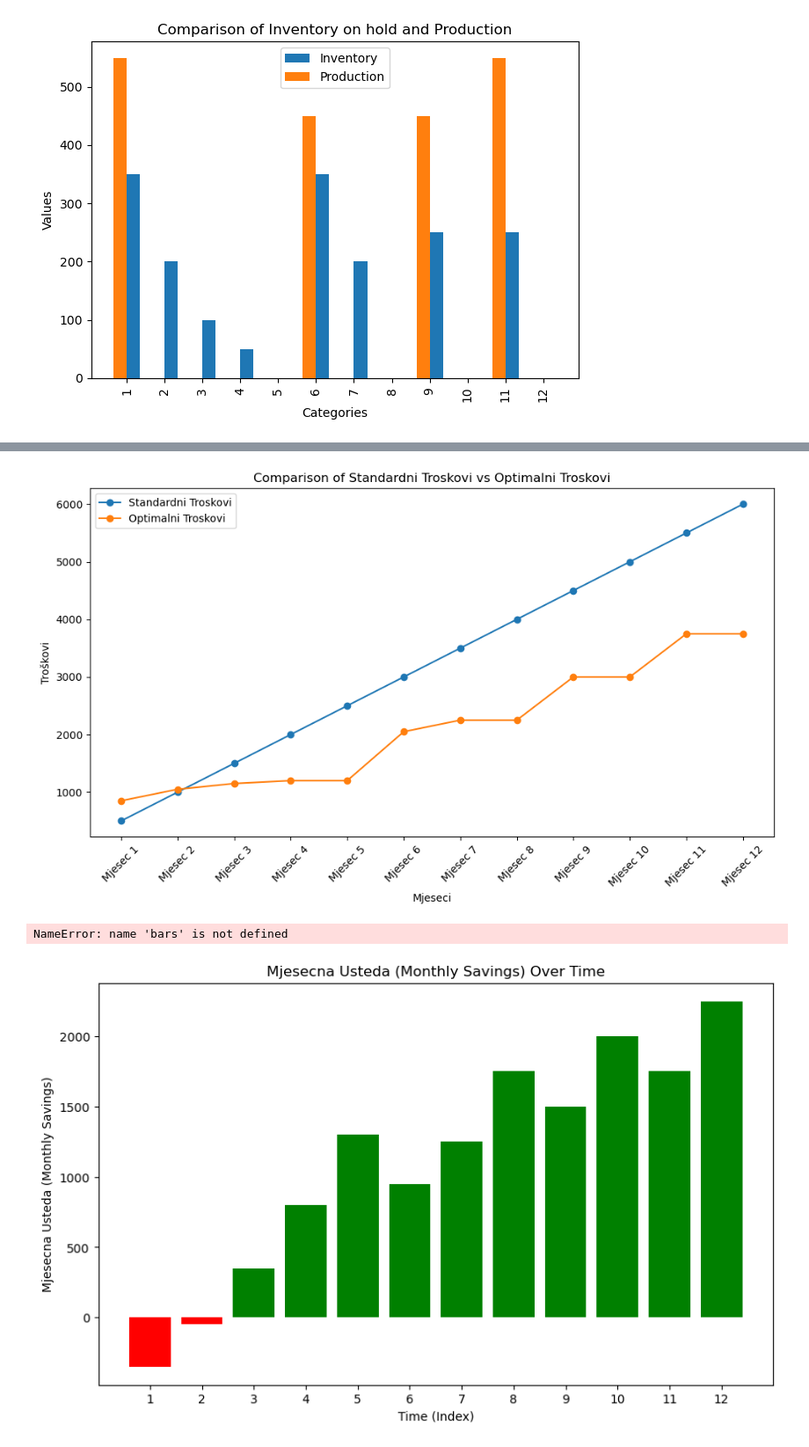
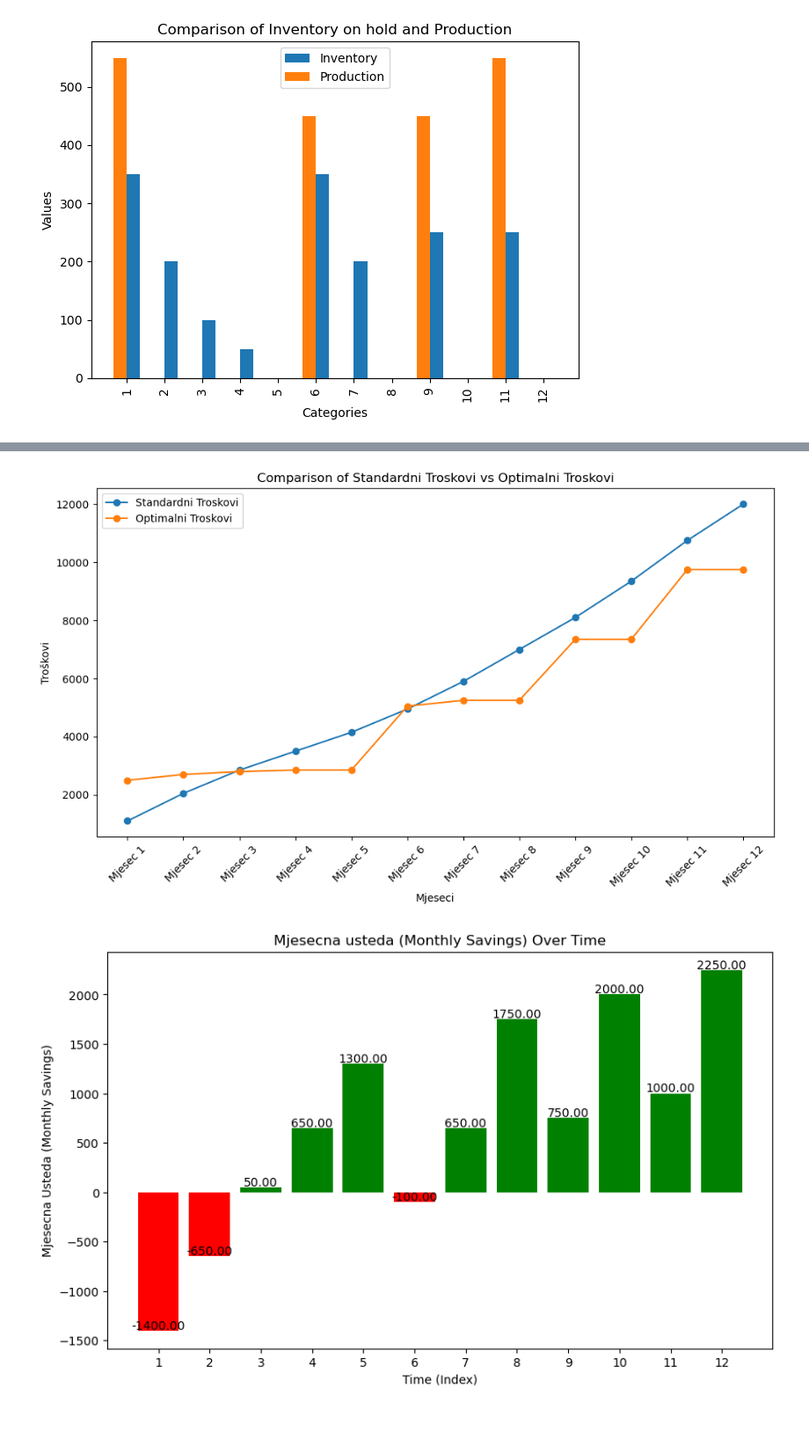
Before and after one commit to JednaKuna/planiranje_proizvodnje, a Jupyter notebook: izracun.ipynb, the cells around one changed output, grey strips where cells are left out. Shown at 88% size. Drawn from its saved outputs; the diff is of its cells as text; code cells hidden in the pictures; blank space fills up the shorter version.

Commit message:
Dodan trosak proizvodnje po komadu

```diff
--- a/izracun.ipynb
+++ b/izracun.ipynb
@@ -9,6 +9,7 @@ vremenski_period = 12
 mjesecne_kolicine = [200, 150, 100, 50, 50, 100, 150, 200, 200, 250, 300, 250]
 trosak_pripreme = 500
 trosak_skladistenja = 1
+trosak_proizvodnje = 3
 # %%
 #Napraviti listu mjeseci, moguće generirati prema inputu
 period = [i for i in range(1,vremenski_period+1)]
@@ -205,8 +206,11 @@ results_final['Holding Cost'] = (results_final['IOH'] * hold_cost)
 # Set Up Cost
 results_final['Set-Up Costs'] = results_final['production'].apply(lambda t: setup_cost if t > 0 else 0)
 
-# Total Cost
-results_final['Total Cost'] = results_final[['Holding Cost', 'Set-Up Costs']].sum(axis = 1)
+# Holding + Set-Up
+results_final['Holding + Set-Up'] = results_final[['Holding Cost', 'Set-Up Costs']].sum(axis = 1)
+
+# Ukupno
+results_final['Total Cost'] = (results_final['production'] * trosak_proizvodnje) + results_final['Set-Up Costs'] + results_final['Holding Cost']
 
 results_final
 # %% [output]
@@ -313,10 +317,14 @@ s = [0] * vremenski_period
 s[0]=set_up
 
 for i in range(1,vremenski_period):
-      s[i] = s[i-1]+set_up
+      s[i] = (s[i-1]+set_up)
 
+ss = [i * trosak_proizvodnje for i in results_final['forecast'].tolist()]
 
-standardni_troskovi = s
+for i in range(1,vremenski_period):
+      ss[i] = (ss[i] + ss[i-1])
+
+standardni_troskovi = np.add(s,ss).tolist()
 
 
 #Optimalni troskovi
@@ -333,7 +341,7 @@ optimalni_troskovi = t
 
 # Mjesecna usteda
 
-cost_saving = np.subtract(usporedba_troskova['standardni troskovi'], usporedba_troskova['optimalni troskovi']).tolist()
+cost_saving = np.subtract(standardni_troskovi, optimalni_troskovi).tolist()
 
 # Izrada tablice
 
@@ -385,33 +393,31 @@ plt.legend()
 plt.tight_layout()
 plt.show()
 # %% [output]
-[figure, old version]
+[figure, new version]
 # %%
 
 # Define a list to store the bar colors based on the 'mjesecna usteda' values
 bar_colors = ['red' if value < 0 else 'green' for value in usporedba_troskova_df['mjesecna usteda']]
 
 # Create a bar chart with conditional coloring
 plt.figure(figsize=(10, 6))
-plt.bar(usporedba_troskova_df.index, usporedba_troskova_df['mjesecna usteda'], color=bar_colors)
+bars = plt.bar(usporedba_troskova_df.index, usporedba_troskova_df['mjesecna usteda'], color=bar_colors)
 
 # Labeling the chart
-plt.title('Mjesecna Usteda (Monthly Savings) Over Time')
+plt.title('Mjesecna usteda (Monthly Savings) Over Time')
 plt.xlabel('Time (Index)')
 plt.ylabel('Mjesecna Usteda (Monthly Savings)')
 plt.xticks(usporedba_troskova_df.index)  # Show all x-axis ticks for each index
 
 # Annotate each bar with its value
 for bar in bars:
     # Get the height of the bar (the value of 'mjesecna usteda')
     height = bar.get_height()
     # Annotate the bar with the value, placing the label slightly below the bar
-    plt.text(bar.get_x() + bar.get_width() / 2, height - (height * 0.1),  # Positioning the label below the bar
+    plt.text(bar.get_x() + bar.get_width() / 2, height + (50),  # Positioning the label below the bar
              f'{height:.2f}', ha='center', va='center', fontsize=10, color='black')
-
 
 # Display the chart
 plt.show()
 # %% [output]
-NameError: name 'bars' is not defined
-[figure, old version]
+[figure, new version]
```
Also changed, not shown: parts of 3 cells of this notebook, 1 other file.
